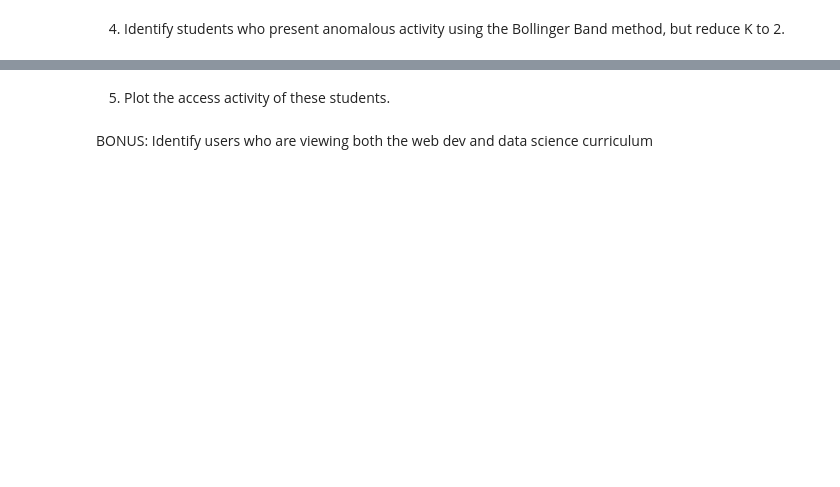
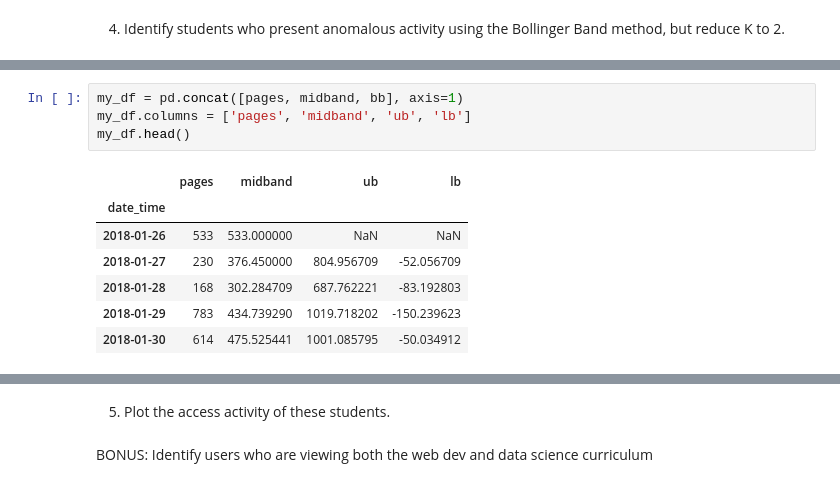
Before and after one commit to david-rodriguez-siller/anomaly-detection-exercises, a Jupyter notebook: time_series_anomaly_detection.ipynb, the cells around one changed output, grey strips where cells are left out. Saved outputs shown, nothing was run; the diff lists cells and outputs as text; blank space fills up the shorter version.

Commit message:
time series anomaly exercises

```diff
--- a/time_series_anomaly_detection.ipynb
+++ b/time_series_anomaly_detection.ipynb
@@ -150,0 +272,12 @@ array([ 53, 314,  40,  64,  11, 211,   1, 312, 146, 248, 370, 397, 404,
+# %%
+my_df = pd.concat([pages, midband, bb], axis=1)
+my_df.columns = ['pages', 'midband', 'ub', 'lb']
+my_df.head()
+# %% [output]
+|  | pages | midband | ub | lb |
+| date_time |  |  |  |  |
+| 2018-01-26 | 533 | 533.000000 | NaN | NaN |
+| 2018-01-27 | 230 | 376.450000 | 804.956709 | -52.056709 |
+| 2018-01-28 | 168 | 302.284709 | 687.762221 | -83.192803 |
+| 2018-01-29 | 783 | 434.739290 | 1019.718202 | -150.239623 |
+| 2018-01-30 | 614 | 475.525441 | 1001.085795 | -50.034912 |
```
Also changed, not shown: parts of 14 cells of this notebook.
